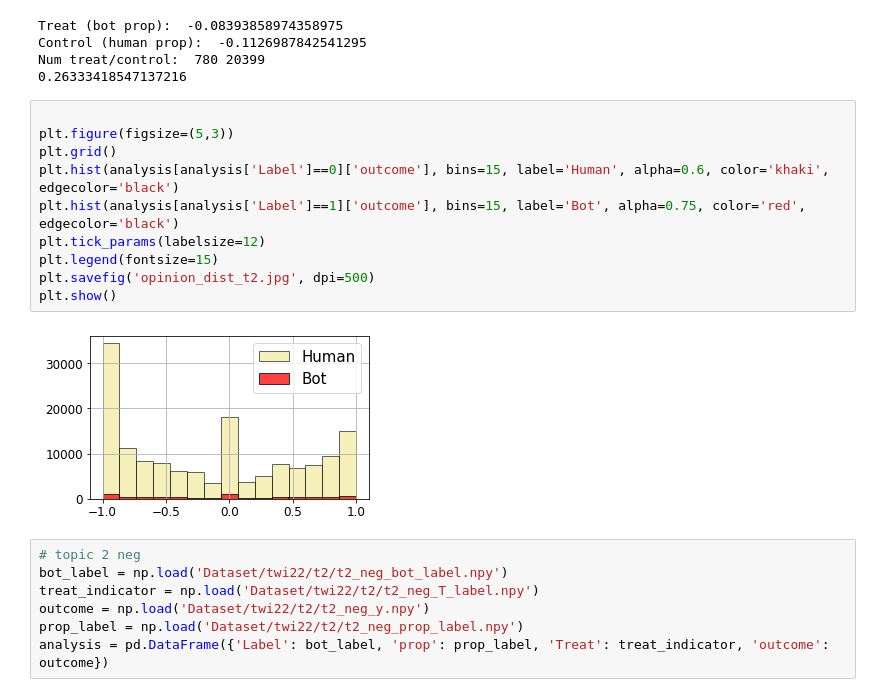
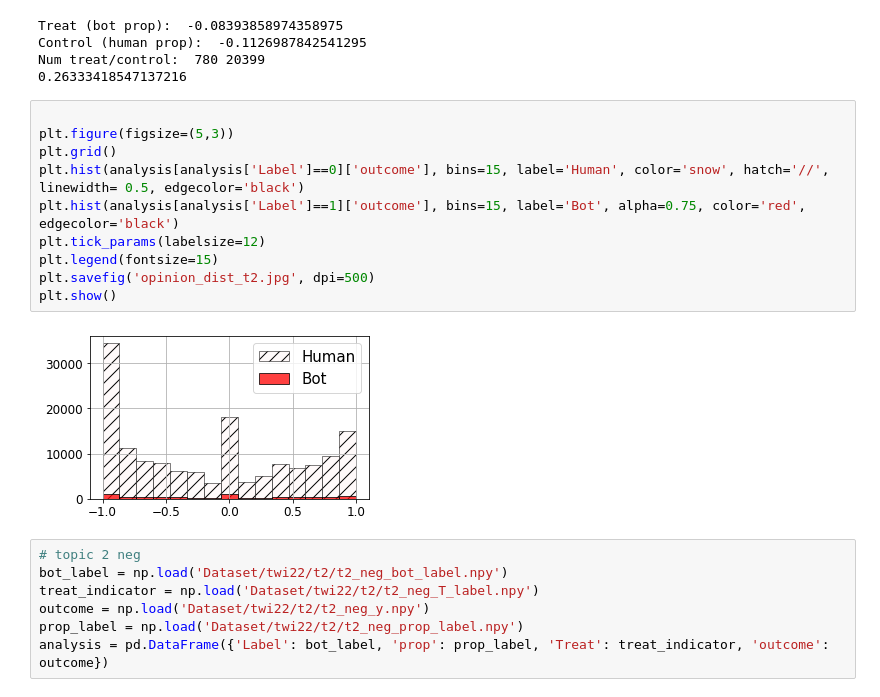
Before and after one commit to ZaccWu/botImpact, a Jupyter notebook: empirical+vis.ipynb, the cells around one changed output. Cells and saved outputs as stored; diff of their text form.

```diff
--- a/empirical+vis.ipynb
+++ b/empirical+vis.ipynb
@@ -201,15 +201,15 @@ Num treat/control:  780 20399
 # %%
 
 plt.figure(figsize=(5,3))
 plt.grid()
-plt.hist(analysis[analysis['Label']==0]['outcome'], bins=15, label='Human', alpha=0.6, color='khaki', edgecolor='black')
+plt.hist(analysis[analysis['Label']==0]['outcome'], bins=15, label='Human', color='snow', hatch='//', linewidth= 0.5, edgecolor='black')
 plt.hist(analysis[analysis['Label']==1]['outcome'], bins=15, label='Bot', alpha=0.75, color='red', edgecolor='black')
 plt.tick_params(labelsize=12)
 plt.legend(fontsize=15)
 plt.savefig('opinion_dist_t2.jpg', dpi=500)
 plt.show()
 # %% [output]
-[figure, old version]
+[figure, new version]
 # %%
 # topic 2 neg
 bot_label = np.load('Dataset/twi22/t2/t2_neg_bot_label.npy')
```
Also changed, not shown: parts of 6 cells of this notebook, 13 other files.
